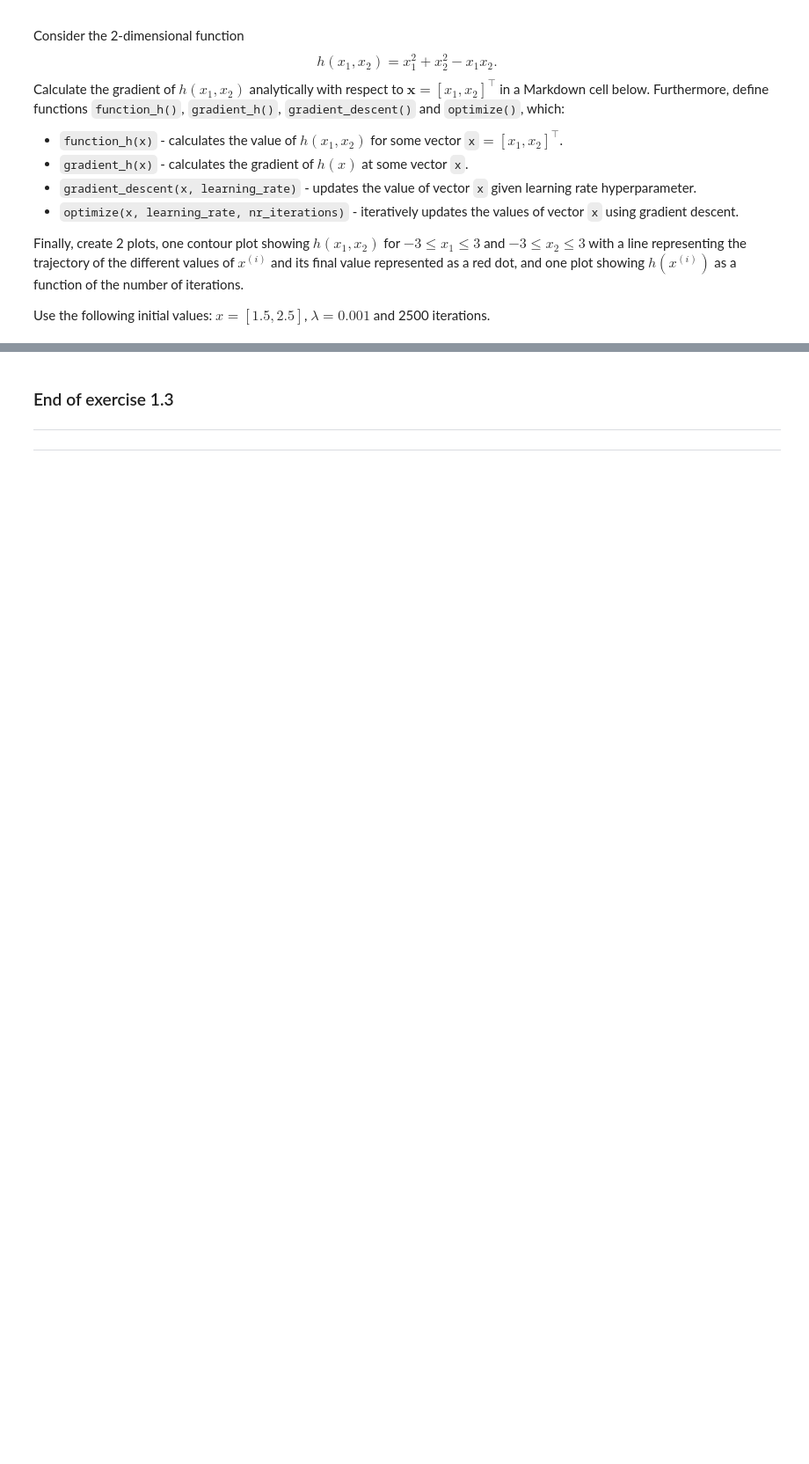
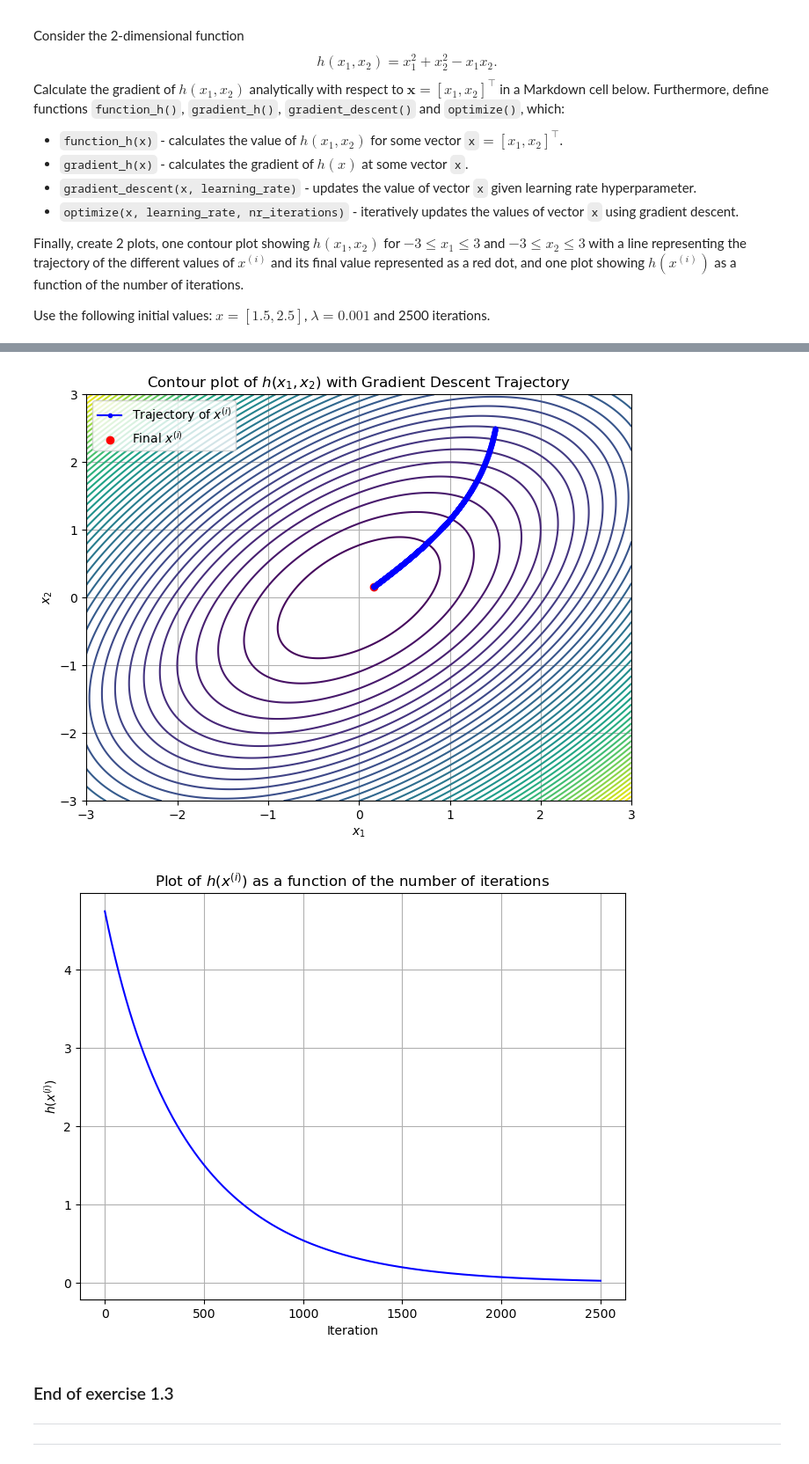
Before and after one commit to sadra-hub/5xsl0-machineLearning, a Jupyter notebook: assignment-1/assignment1-template.ipynb, the cells around one changed output, grey strips where cells are left out. Shown at 88% size. Cells and saved outputs as stored; diff of their text form; code cells hidden in the pictures; blank space fills up the shorter version.

Commit message:
✨ feat(notebook): Exercise 1.3: Multivariate gradient descent

```diff
--- a/assignment-1/assignment1-template.ipynb
+++ b/assignment-1/assignment1-template.ipynb
@@ -328,3 +382,44 @@ Use the following initial values: $x=[1.5, 2.5]$, $\lambda=0.001$ and 2500 itera
+# %%
+#// BEGIN_TODO [5XSL0_Assignment1_1_3c] Run algorithm and plot results
+
+# Create a grid of x1, x2 values for the contour plot
+x1_range = np.linspace(-3, 3, 500)
+x2_range = np.linspace(-3, 3, 500)
+X1, X2 = np.meshgrid(x1_range, x2_range)
+Z = X1**2 + X2**2 - X1*X2  # Calculate h(x1, x2) for the grid
+
+# Plot contour plot
+plt.figure(figsize=(8, 6))
+plt.contour(X1, X2, Z, levels=50, cmap='viridis')
+
+# Plot the trajectory of x^(i)
+x_values_plot = np.array(x_values)
+plt.plot(x_values_plot[:, 0], x_values_plot[:, 1], color="blue", marker="o", markersize=3, label="Trajectory of $x^{(i)}$")
+
+# Plot the final value of x as a red dot
+plt.scatter(x_values_plot[-1, 0], x_values_plot[-1, 1], color="red", label="Final $x^{(i)}$")
+
+# Label the axes
+plt.title("Contour plot of $h(x_1, x_2)$ with Gradient Descent Trajectory")
+plt.xlabel("$x_1$")
+plt.ylabel("$x_2$")
+plt.legend()
+plt.grid(True)
+plt.show()
+
+# Plot h(x^(i)) as a function of the number of iterations
+plt.figure(figsize=(8, 6))
+plt.plot(range(nr_iterations + 1), y_values, color="blue")
+plt.title(r"Plot of $h(x^{(i)})$ as a function of the number of iterations")
+plt.xlabel("Iteration")
+plt.ylabel(r"$h(x^{(i)})$")
+plt.grid(True)
+plt.show()
+
+#// END_TODO [5XSL0_Assignment1_1_3c] Run algorithm and plot results
+# %% [output]
+[figure, added]
+[figure, added]
 # %% [markdown]
 ### End of exercise 1.3
 
```
Also changed, not shown: parts of 5 cells of this notebook.
